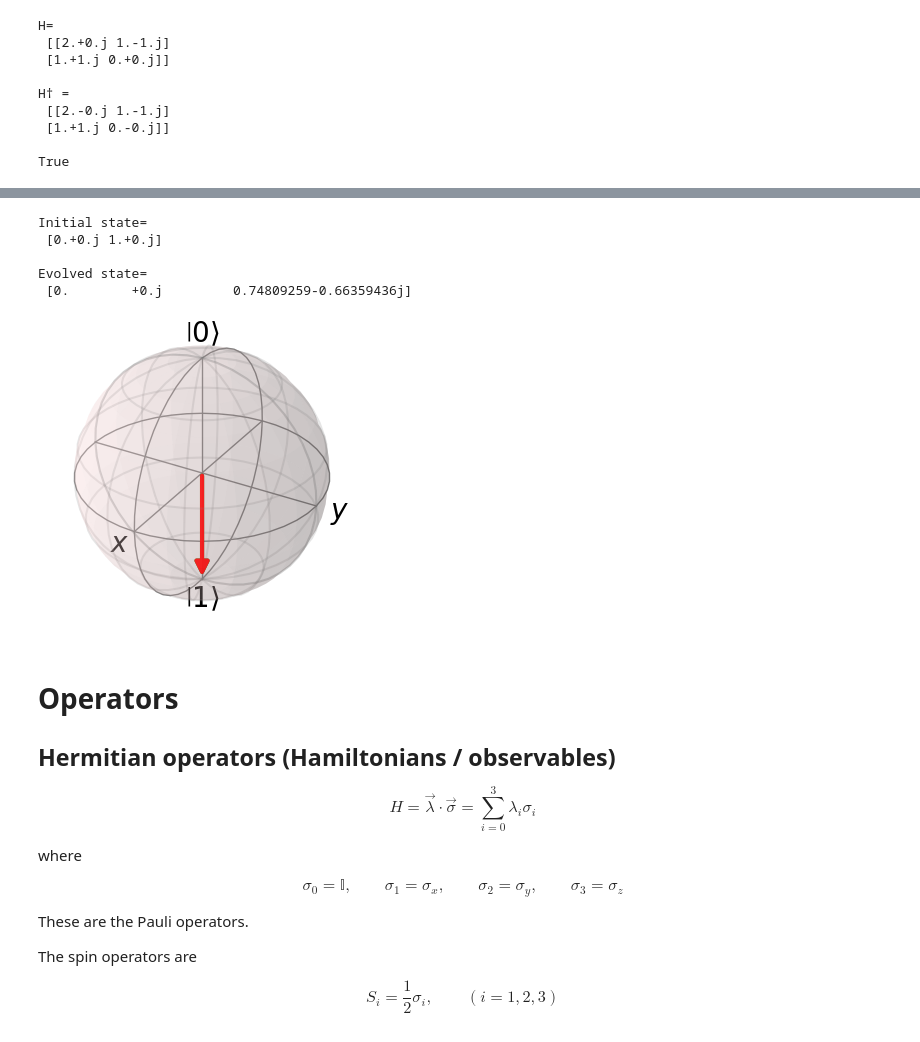
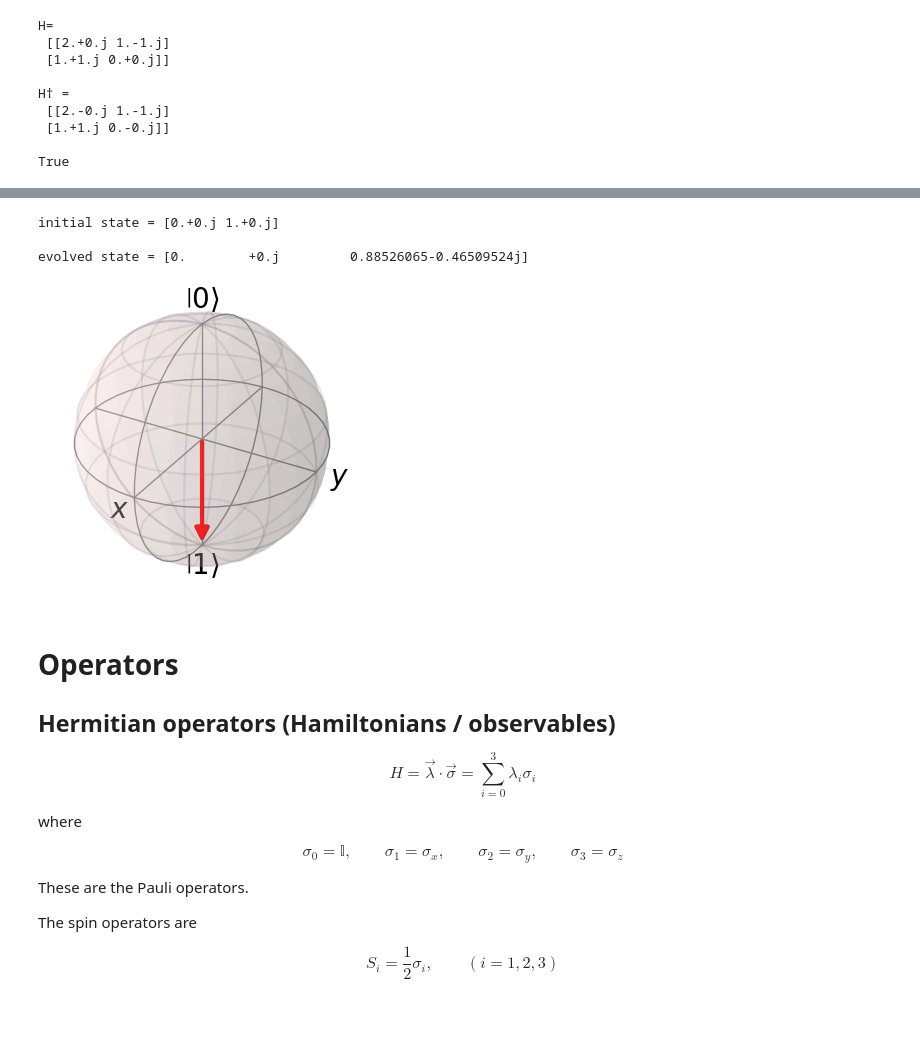
Before and after one commit to Abiyzelalem27/QuantumDynamicsLab, a Jupyter notebook: lecture_5.ipynb, the cells around one changed output, grey strips where cells are left out. Drawn from its saved outputs; the diff is of its cells as text; code cells hidden in the pictures.

```diff
--- a/lecture_5.ipynb
+++ b/lecture_5.ipynb
@@ -273,36 +240,34 @@ Evolved state=
 [figure]
-# %%
-Omega = 1
-t = np.pi / 2
-theta = np.pi / 4
-axis=[0, 0, 1]
-Rz = bs.operators.rotation_gate(theta, axis)
-H = (Omega / 2) * Rz
-
-# Unitary evolution operator
-U = expm(-1j * H * t)
-psi0 = np.array([0, 1], dtype=complex)
-psi_t = U @ psi0/np.linalg.norm(U @ psi0)
-
-print("Initial state=\n", psi0)
-print()
-print("Evolved state=\n", psi_t)
-# Convert to Qobj for Bloch visualization
-initial_Qobj= qt.Qobj(psi0)
-final_Qobj= qt.Qobj(psi_t)
-
-# Bloch sphere
-b = Bloch(figsize=(3, 3))
-b.add_states([initial_Qobj, final_Qobj])
-b.vector_color=['green', 'red']
-b.show()
-# %% [output]
-Initial state=
- [0.+0.j 1.+0.j]
-
-Evolved state=
- [0.        +0.j         0.74809259-0.66359436j]
-[figure, removed]
+# %%
+Omega = 1
+t = np.pi / 3
+theta = np.pi / 4
+axis = [0, 0, 1]
+Rz = bs.operators.rotation_gate(theta, axis)
+
+# Hamiltonian and Unitary evolution
+H = (Omega / 2) * Rz
+U = expm(-1j * H * t)
+
+# Initial state and time-evolved state
+psi0 = np.array([0, 1], dtype=complex)
+psi_t = U @ psi0/np.linalg.norm(U @ psi0) #normalized the sate
+print("initial state =", psi0)
+print()
+print("evolved state =", psi_t)
+
+# Convert to Qobj for Bloch visualization and Bloch sphere
+initial_Qobj = qt.Qobj(psi0)
+final_Qobj = qt.Qobj(psi_t)
+b = Bloch(figsize=(3,3))
+b.add_states([initial_Qobj, final_Qobj])
+b.vector_color = ['green', 'red']
+b.show()
+# %% [output]
+initial state = [0.+0.j 1.+0.j]
+
+evolved state = [0.        +0.j         0.88526065-0.46509524j]
+[figure, added]
 # %% [markdown]
 # Operators
 
```
Also changed, not shown: parts of 12 cells of this notebook, 12 other files.
